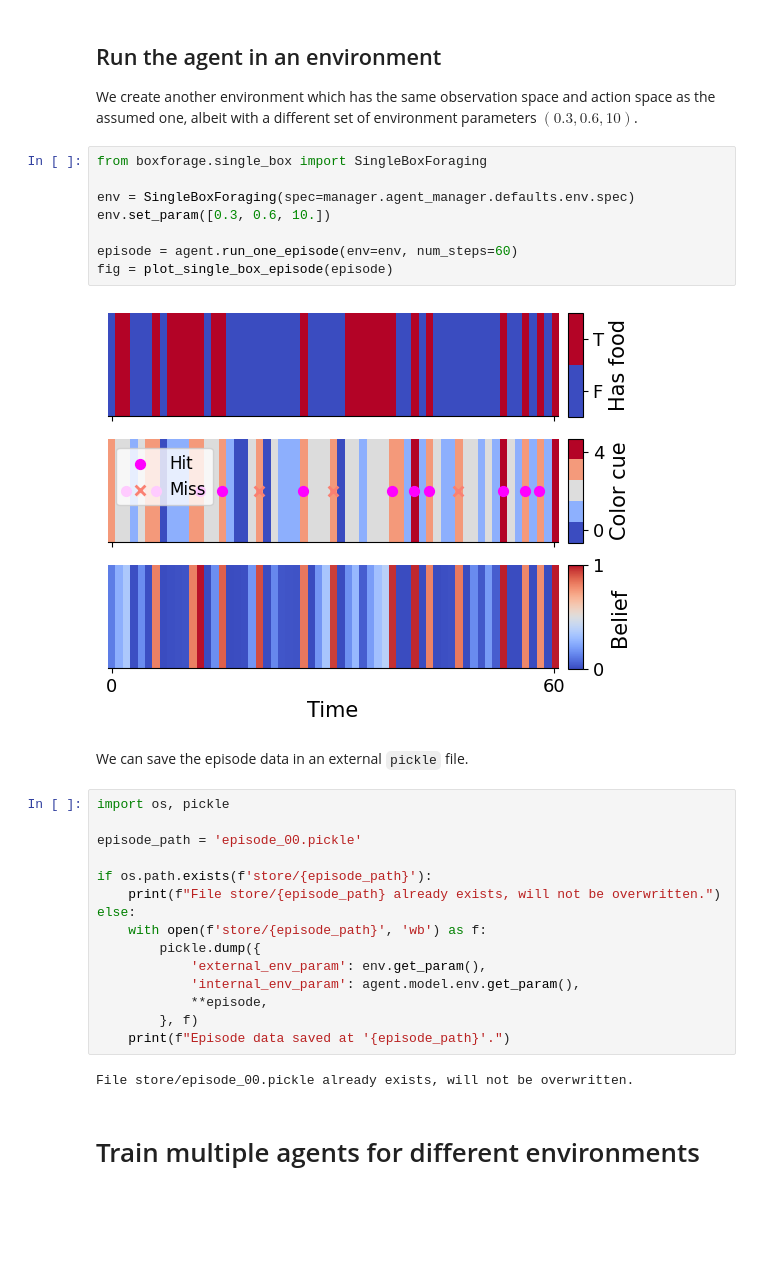
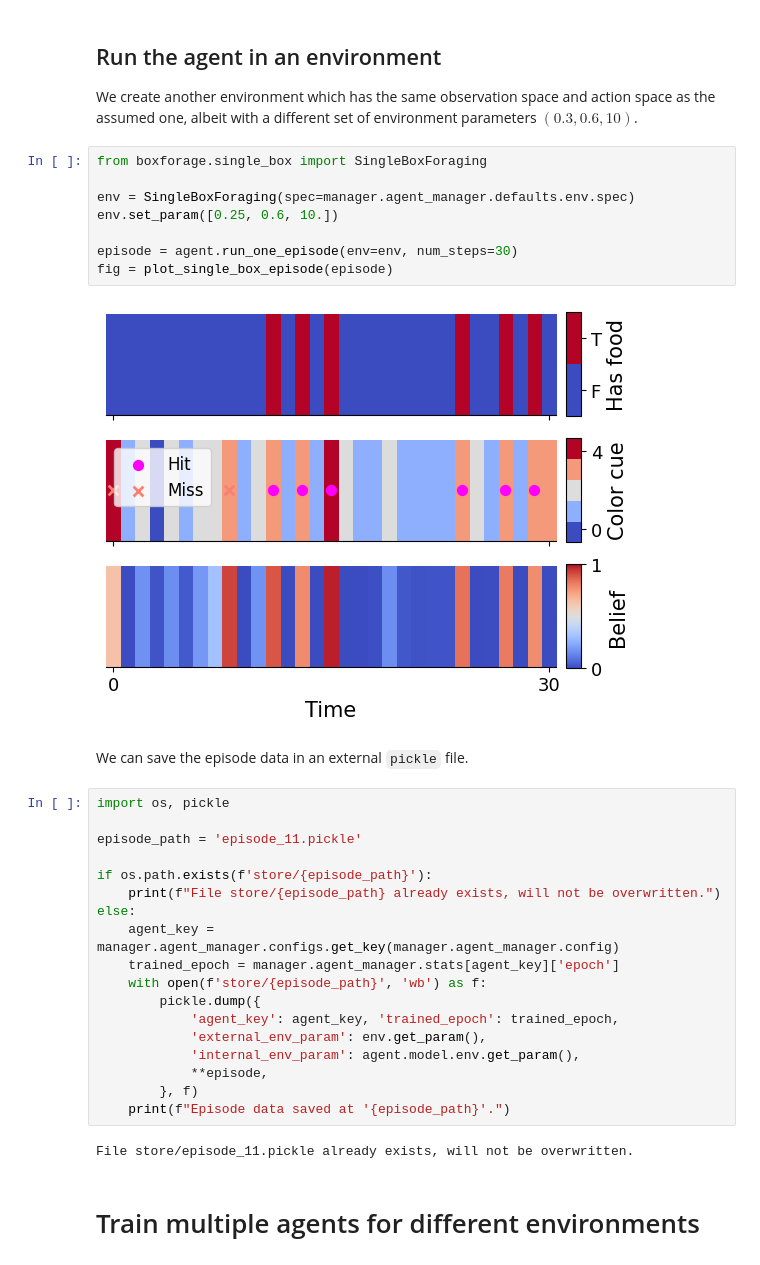
Before and after one commit to XaqLab/box-foraging, a Jupyter notebook: single-box.ipynb, the cells around one changed output. Cells and saved outputs as stored; diff of their text form; blank space fills up the shorter version.

```diff
--- a/single-box.ipynb
+++ b/single-box.ipynb
@@ -42,32 +42,35 @@ We create another environment which has the same observation space and action sp
 # %%
 from boxforage.single_box import SingleBoxForaging
 
 env = SingleBoxForaging(spec=manager.agent_manager.defaults.env.spec)
-env.set_param([0.3, 0.6, 10.])
+env.set_param([0.25, 0.6, 10.])
 
-episode = agent.run_one_episode(env=env, num_steps=60)
+episode = agent.run_one_episode(env=env, num_steps=30)
 fig = plot_single_box_episode(episode)
 # %% [output]
-[figure, old version]
+[figure, new version]
 # %% [markdown]
 We can save the episode data in an external `pickle` file.
 # %%
 import os, pickle
 
-episode_path = 'episode_00.pickle'
+episode_path = 'episode_11.pickle'
 
 if os.path.exists(f'store/{episode_path}'):
     print(f"File store/{episode_path} already exists, will not be overwritten.")
 else:
+    agent_key = manager.agent_manager.configs.get_key(manager.agent_manager.config)
+    trained_epoch = manager.agent_manager.stats[agent_key]['epoch']
     with open(f'store/{episode_path}', 'wb') as f:
         pickle.dump({
+            'agent_key': agent_key, 'trained_epoch': trained_epoch,
             'external_env_param': env.get_param(),
             'internal_env_param': agent.model.env.get_param(),
             **episode,
         }, f)
     print(f"Episode data saved at '{episode_path}'.")
 # %% [output]
-File store/episode_00.pickle already exists, will not be overwritten.
+File store/episode_11.pickle already exists, will not be overwritten.
 # %% [markdown]
 # Train multiple agents for different environments
 # %% [markdown]
```
Also changed, not shown: parts of 14 cells of this notebook, 1 other file.
